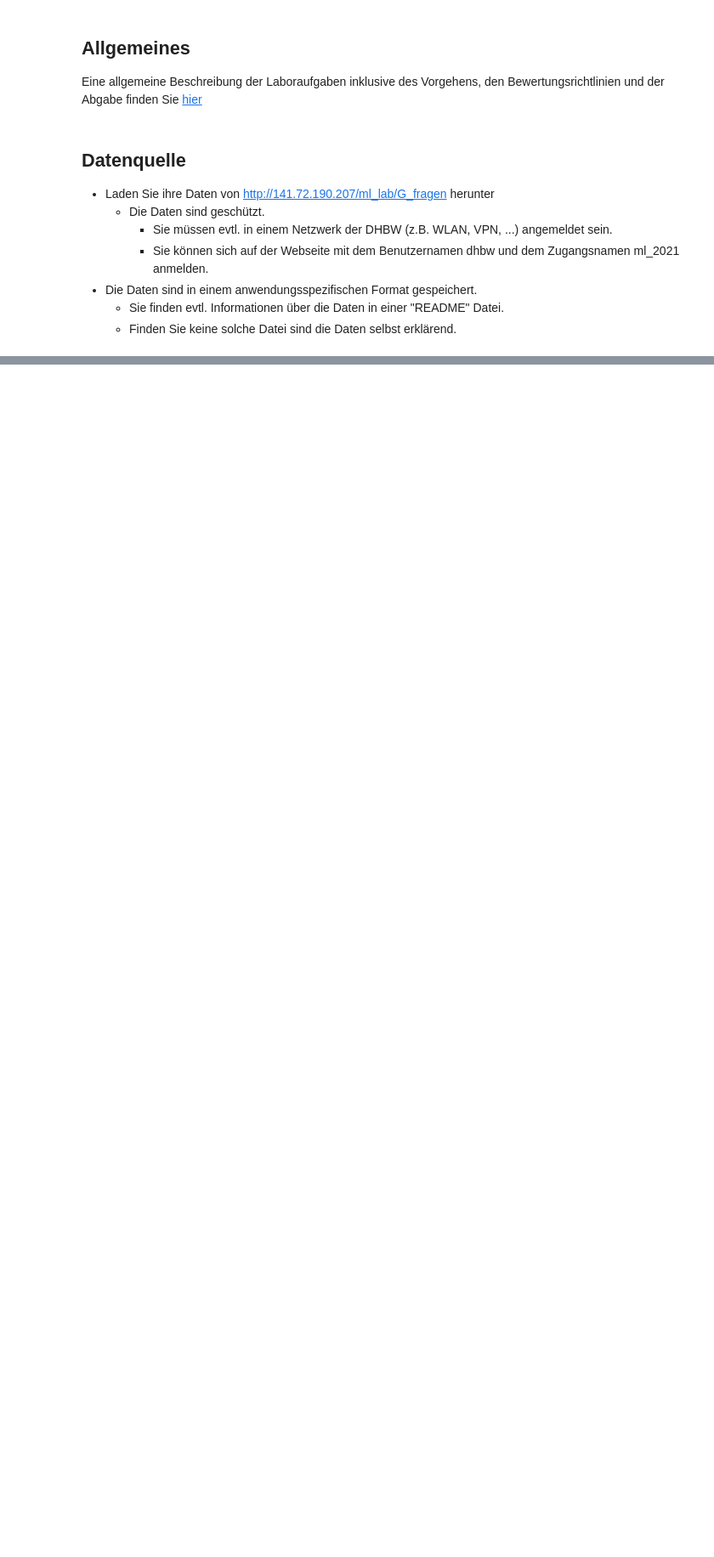
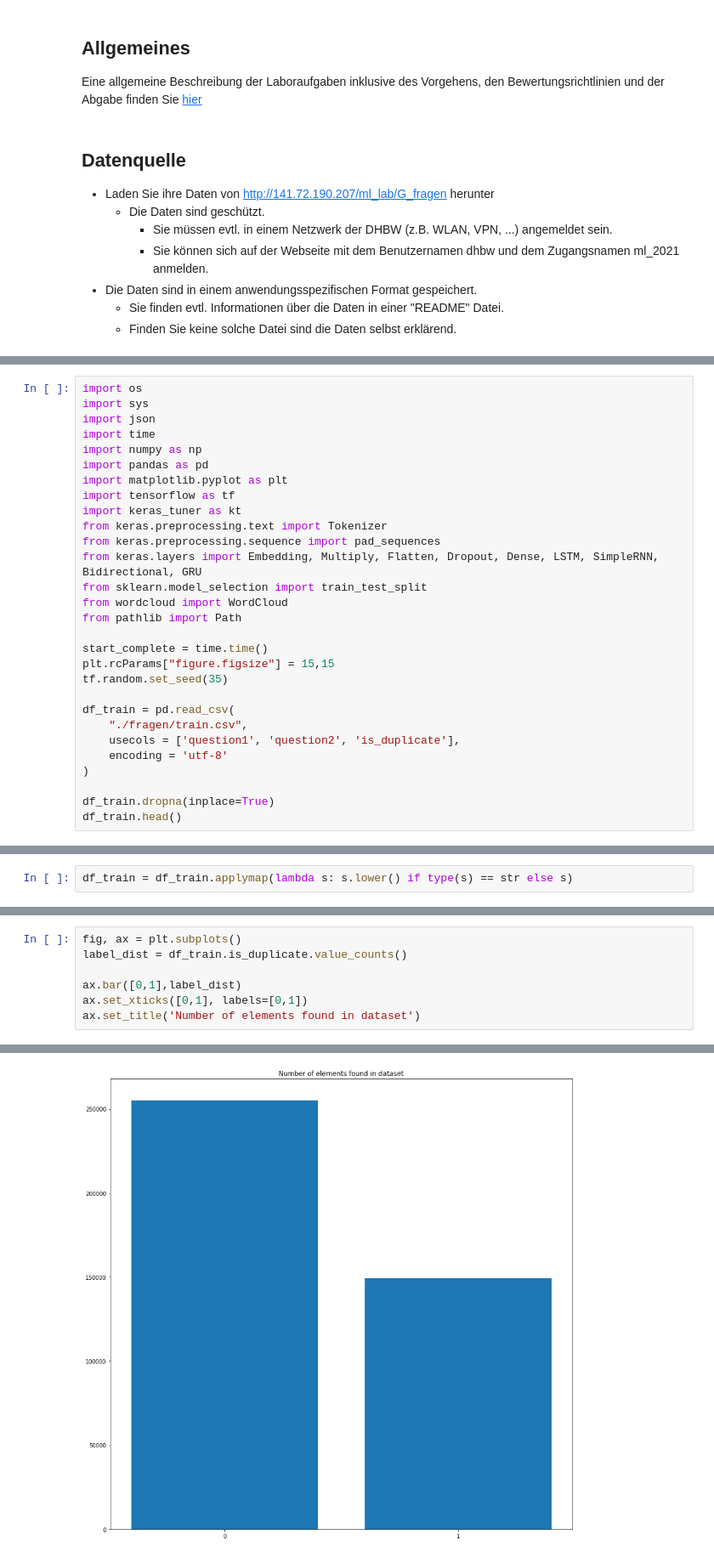
Before and after one commit to rxt30/Gruppe_G_Fragen, a Jupyter notebook: Aufgabe_G_Fragen.ipynb, the cells around one changed output, grey strips where cells are left out. Shown: that part at 85% size. Cells and saved outputs as stored; diff of their text form; blank space fills up the shorter version.

Commit message:
Moved kaggle.ipynb into Aufgabe_G_Fragen

```diff
--- a/Aufgabe_G_Fragen.ipynb
+++ b/Aufgabe_G_Fragen.ipynb
@@ -298,0 +62,29 @@ array([[  1,   2,   3,   4,   5,   4,   6,   7,   8,   9,  10,  11,   9,
+# %%
+import os
+import sys
+import json
+import time
+import numpy as np
+import pandas as pd
+import matplotlib.pyplot as plt
+import tensorflow as tf
+import keras_tuner as kt
+from keras.preprocessing.text import Tokenizer
+from keras.preprocessing.sequence import pad_sequences
+from keras.layers import Embedding, Multiply, Flatten, Dropout, Dense, LSTM, SimpleRNN, Bidirectional, GRU
+from sklearn.model_selection import train_test_split
+from wordcloud import WordCloud
+from pathlib import Path
+
+start_complete = time.time()
+plt.rcParams["figure.figsize"] = 15,15
+tf.random.set_seed(35)
+
+df_train = pd.read_csv(
+    "./fragen/train.csv",
+    usecols = ['question1', 'question2', 'is_duplicate'],
+    encoding = 'utf-8'
+)
+
+df_train.dropna(inplace=True)
+df_train.head()
@@ -298,0 +100,2 @@ array([[  1,   2,   3,   4,   5,   4,   6,   7,   8,   9,  10,  11,   9,
+# %%
+df_train = df_train.applymap(lambda s: s.lower() if type(s) == str else s)
@@ -298,0 +107,8 @@ array([[  1,   2,   3,   4,   5,   4,   6,   7,   8,   9,  10,  11,   9,
+# %%
+fig, ax = plt.subplots()
+label_dist = df_train.is_duplicate.value_counts()
+
+ax.bar([0,1],label_dist)
+ax.set_xticks([0,1], labels=[0,1])
+ax.set_title('Number of elements found in dataset')
+# %% [output]
@@ -298,0 +116 @@ array([[  1,   2,   3,   4,   5,   4,   6,   7,   8,   9,  10,  11,   9,
+[figure, added]
```
Also changed, not shown: parts of 126 cells of this notebook.
